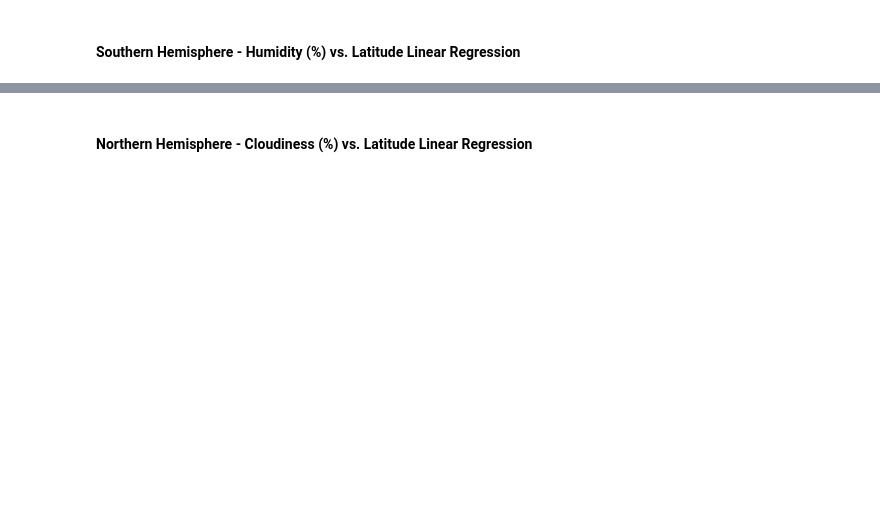
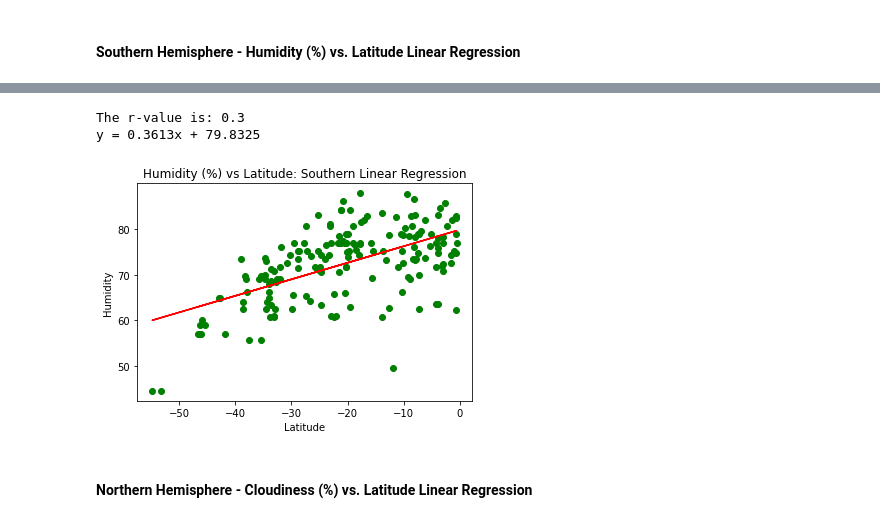
Before and after one commit to NinaPaljakkaCargo/python-API-challenge, a Jupyter notebook: weather_trends/WeatherPy.ipynb, the cells around one changed output, grey strips where cells are left out. Cells and saved outputs as stored; diff of their text form; code cells hidden in the pictures; blank space fills up the shorter version.

```diff
--- a/weather_trends/WeatherPy.ipynb
+++ b/weather_trends/WeatherPy.ipynb
@@ -282,2 +302,30 @@ The r-value is: 0.014985174297345524
+# %%
+#lat < 0
+s2_df = city_df[city_df['Lat'] < 0]
+
+cor_coef4 = round(st.pearsonr(s2_df['Lat'], s2_df['Humidity'])[0],2)
+print(f'The r-value is: {cor_coef4}')
+
+x = s2_df['Lat']
+y = s2_df['Max Temp']
+line_model = st.linregress(x,y)
+yval=x*line_model[0] + line_model[1]
+
+plt.scatter(x,y, color= 'green')
+plt.plot(x,yval,color='red')
+(m,b)=np.polyfit(x ,y ,1)
+yp = np.polyval([m,b],x)
+equation = 'y = ' + str(round(m,4)) + 'x' ' + ' + str(round(b,4))
+
+plt.xlabel('Latitude')
+plt.ylabel('Humidity')
+plt.title('Humidity (%) vs Latitude: Southern Linear Regression')
+
+print(equation)
+plt.show()
+# %% [output]
+The r-value is: 0.3
+y = 0.3613x + 79.8325
+[figure, added]
 # %% [markdown]
 ####  Northern Hemisphere - Cloudiness (%) vs. Latitude Linear Regression
```
Also changed, not shown: parts of 13 cells of this notebook, 1 other file.
